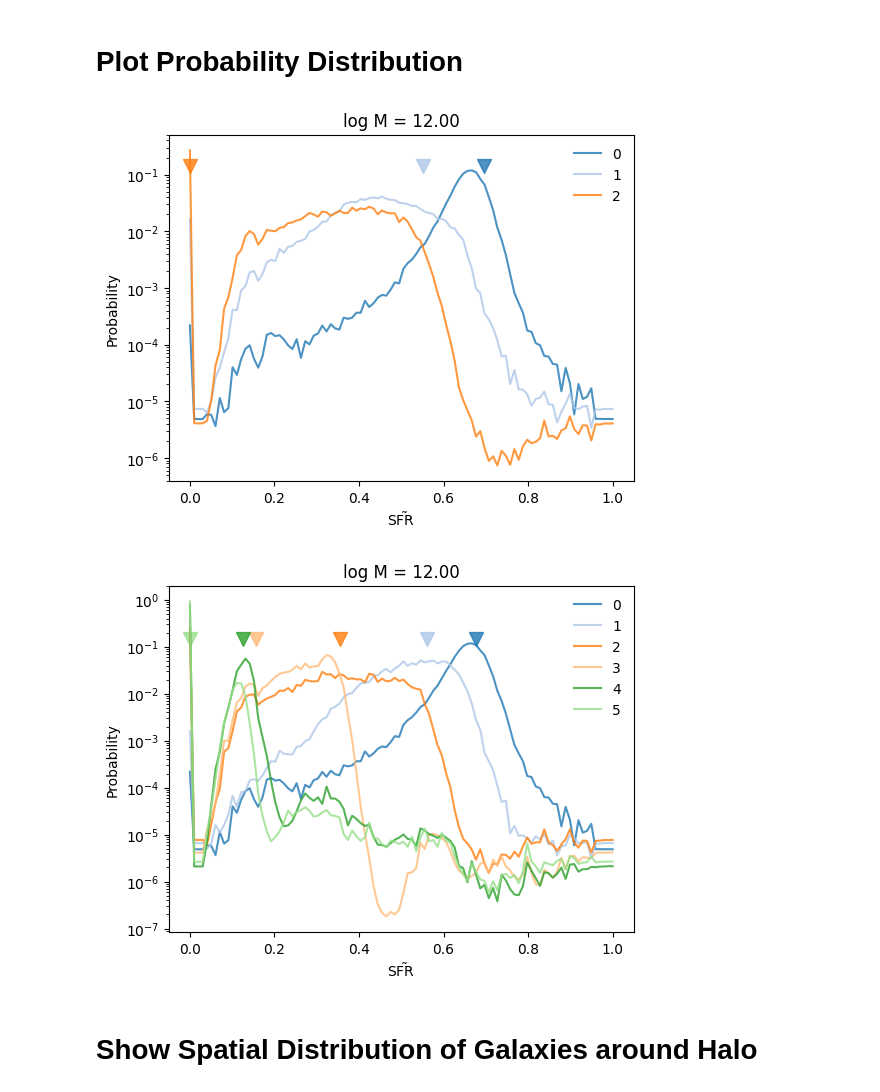
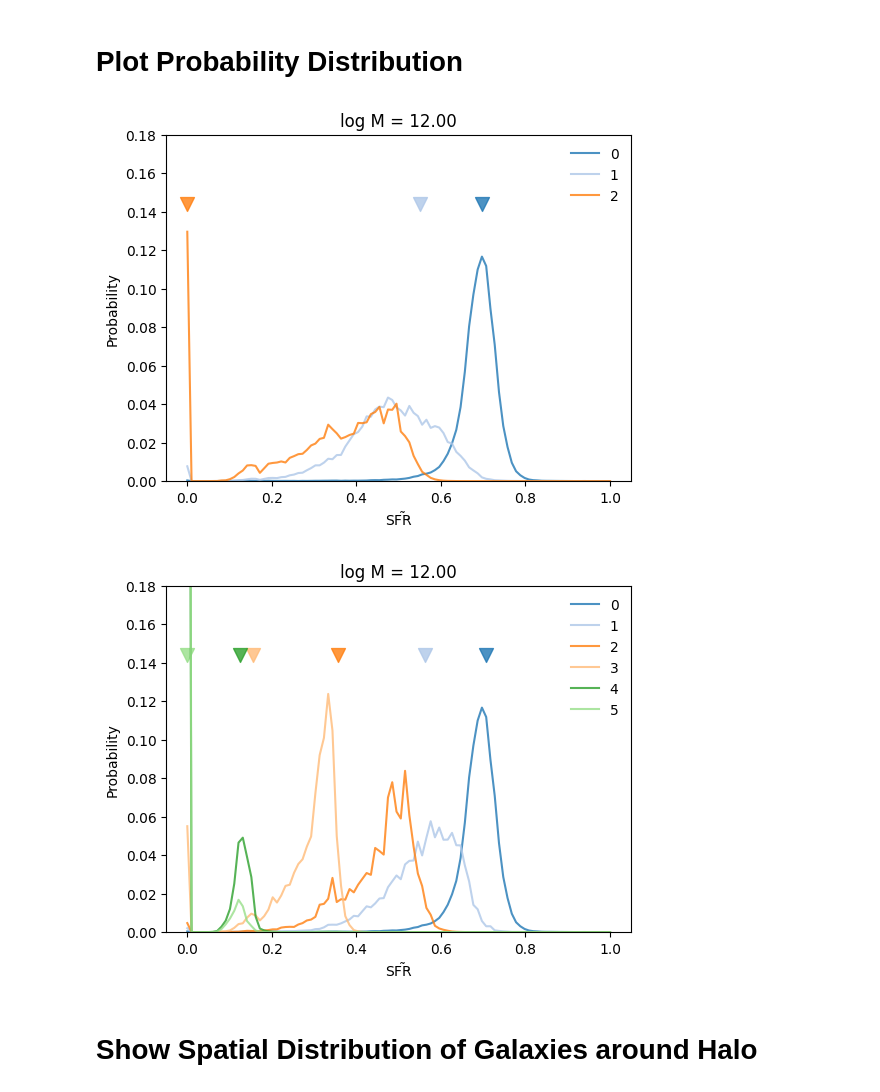
Before and after one commit to knmoriwaki/cosmoglint, a Jupyter notebook: notebooks/plot_transformer.ipynb, the cells around one changed output. Drawn from its saved outputs; the diff is of its cells as text; code cells hidden in the pictures.

```diff
--- a/notebooks/plot_transformer.ipynb
+++ b/notebooks/plot_transformer.ipynb
@@ -15,7 +15,7 @@ from lim_mock_generator.model.transformer import my_model
 
 from matplotlib.colors import LogNorm
 
-gpu_id = 1
+gpu_id = 0
 device = torch.device("cuda:{:d}".format(gpu_id) if torch.cuda.is_available() else "cpu")
 
 def plot_running_mean(x, value, window_size, show_diff=False, **kwargs):
@@ -48,9 +48,10 @@ base_dir = "../scripts/runs/output_transformer"
 # %% [markdown]
 # Load Model and Plot Loss
 # %%
-model_dir = "{}/transformer1_33_use_vel_ep10_w0.01".format(base_dir)
-model_dir = "{}/transformer1_33_use_vel_ep20_w0.02".format(base_dir)
-#model_dir = "{}/transformer1_33_use_vel_ep50_w0.05".format(base_dir)
+snapshot_number = 33
+model_dir = "{}/transformer1_{:d}_use_vel_ep40_bs512_w0.02".format(base_dir, snapshot_number)
+max_ids = np.loadtxt("../scripts/param_files/max_ids_20_{:d}.txt".format(snapshot_number), dtype=int)
+max_ids = torch.tensor(max_ids, dtype=torch.long).to(device)
 
 output_dir = "{}/figures".format(model_dir)
 os.makedirs(output_dir, exist_ok=True)
@@ -168,40 +169,37 @@ def calc_length(x, ref_param=0, skip_length=1):
     return length
 
 x_test_physical_unit = 12.00
 x_test = ( x_test_physical_unit - xmin[0] ) / ( xmax[0] - xmin[0] )
 x_test = [ x_test ] * 100
 x_test = torch.tensor(x_test, dtype=torch.float32).to(device)
-generated_test, prob = model.generate(x_test, prob_threshold=1e-5, cutoff=True)
+generated_test, prob = model.generate(x_test, prob_threshold=1e-5, max_ids=max_ids)
 generated_test = generated_test.detach().cpu().numpy()
 prob = prob.detach().cpu().numpy()
 
 length_generated_test = calc_length(generated_test)
-
 
 for i, (x, g) in enumerate(zip(x_test, generated_test)):
     for iparam in [0]: #range(opt.num_features_in):
         """
         print(f"{x.item():.4f}: ", end="")
         for j, gg in enumerate(g[:,iparam]):
             print(f"{gg:.4f} ", end="")
             if j == length_generated_test[i]:
                 break
 
         print("| ")
         """
 
-        #if length_generated_test[i] < 3:
         if i < 2:
             if iparam == 0:
                 title = "log M = {:.2f}".format(x_test_physical_unit)
             else:
                 title = None
 
-            show_prob(prob[i], g, length_generated_test[i], iparam=iparam, title=title, log_scale=True)
-        #break
+            show_prob(prob[i], g, length_generated_test[i], iparam=iparam, title=title) #, log_scale=True)
 # %% [output]
-[figure, old version]
+[figure, new version]
-[figure, old version]
+[figure, new version]
 # %% [markdown]
 # Show Spatial Distribution of Galaxies around Halo
 # %%
```
Also changed, not shown: parts of 10 cells of this notebook, 1 other file.
